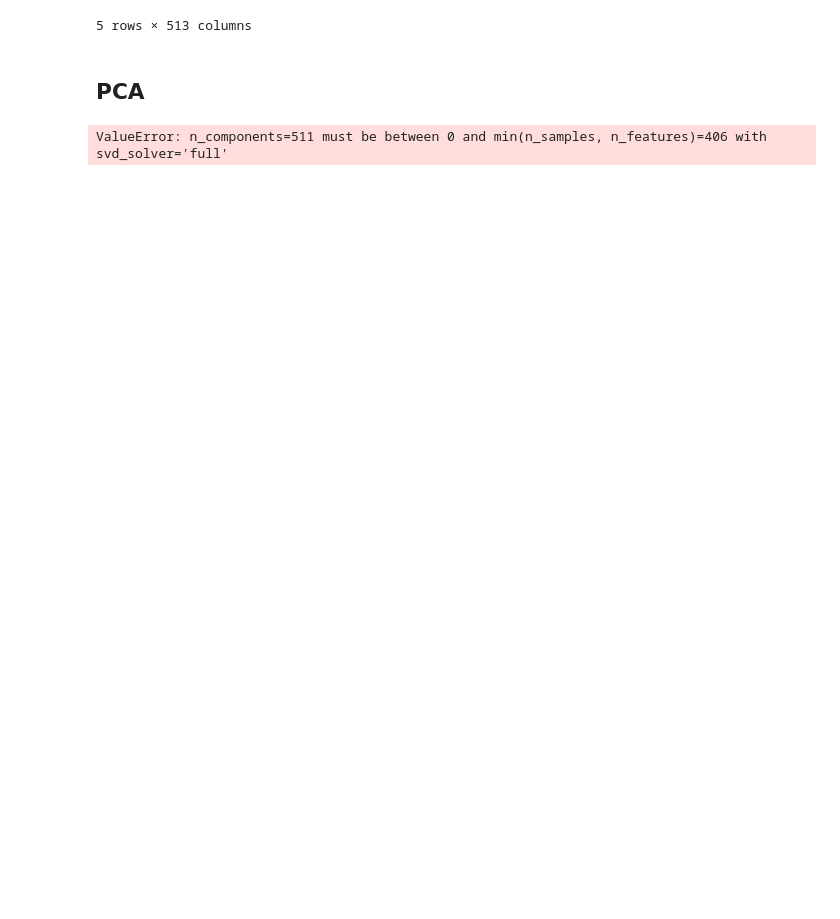
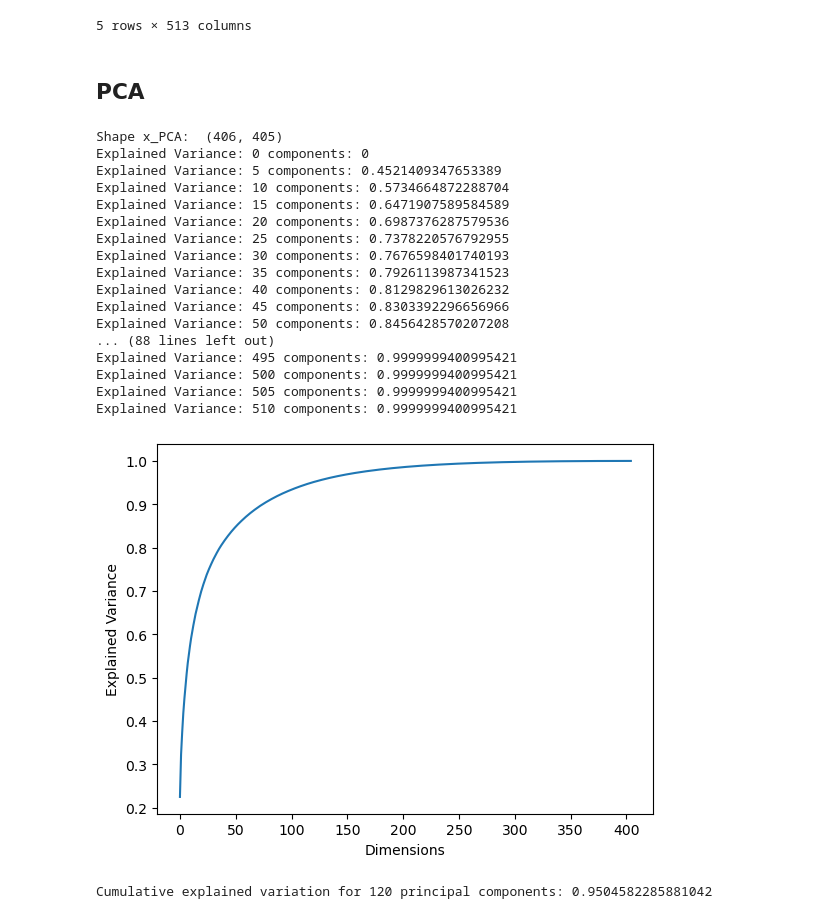
Before and after one commit to pablolmos7619/TFM_Wikiart, a Jupyter notebook: 3.TFM_TSNE_KMEANS.ipynb, the cells around one changed output. Saved outputs shown, nothing was run; the diff lists cells and outputs as text; code cells hidden in the pictures; blank space fills up the shorter version.

```diff
--- a/3.TFM_TSNE_KMEANS.ipynb
+++ b/3.TFM_TSNE_KMEANS.ipynb
@@ -30,8 +35,44 @@ del df['Ref_ID']
 # %% [markdown]
 ## PCA
 # %%
-pca = PCA(n_components = len(df.columns)-1)
-pca.fit(df)
-pca_result = pca.transform(df)
+pca = PCA(n_components = min(df.shape[0], df.shape[1])-1)
-# %% [output]
-ValueError: n_components=511 must be between 0 and min(n_samples, n_features)=406 with svd_solver='full'
+# %%
+
+pca.fit(df)
+pca_result = pca.transform(df)
+
+print("Shape x_PCA: ", pca_result.shape)
+expl = pca.explained_variance_ratio_
+
+for x in range(0, len(df.columns), 5):
+    print("Explained Variance: " + str(x) + " components:", sum(expl[0:x]))
+
+plt.plot(np.cumsum(pca.explained_variance_ratio_))
+plt.xlabel('Dimensions')
+plt.ylabel('Explained Variance')
+plt.show()
+# %% [output]
+Shape x_PCA:  (406, 405)
+Explained Variance: 0 components: 0
+Explained Variance: 5 components: 0.4521409347653389
+Explained Variance: 10 components: 0.5734664872288704
+Explained Variance: 15 components: 0.6471907589584589
+Explained Variance: 20 components: 0.6987376287579536
+Explained Variance: 25 components: 0.7378220576792955
+Explained Variance: 30 components: 0.7676598401740193
+Explained Variance: 35 components: 0.7926113987341523
+Explained Variance: 40 components: 0.8129829613026232
+Explained Variance: 45 components: 0.8303392296656966
+Explained Variance: 50 components: 0.8456428570207208
+... (88 lines left out)
+Explained Variance: 495 components: 0.9999999400995421
+Explained Variance: 500 components: 0.9999999400995421
+Explained Variance: 505 components: 0.9999999400995421
+Explained Variance: 510 components: 0.9999999400995421
+[figure, added]
+# %%
+pca_120 = PCA(n_components=120)
+pca_result = pca_120.fit_transform(df)
+print('Cumulative explained variation for 120 principal components: {}'.format(np.sum(pca_120.explained_variance_ratio_)))
+# %% [output]
+Cumulative explained variation for 120 principal components: 0.9504582285881042
```
Also changed, not shown: parts of 32 cells of this notebook.
